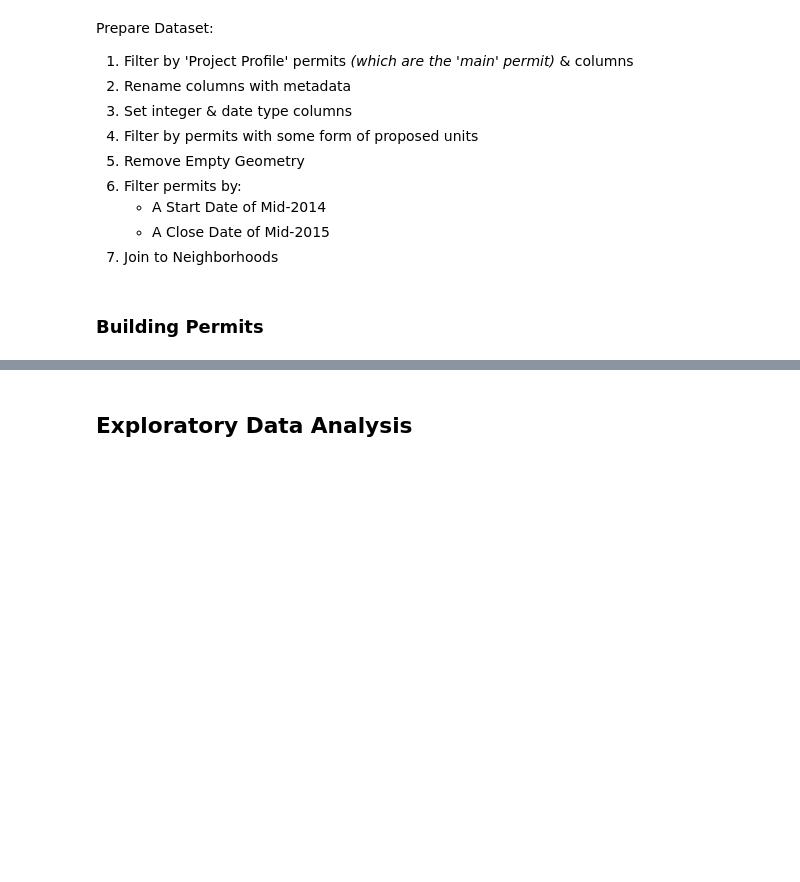
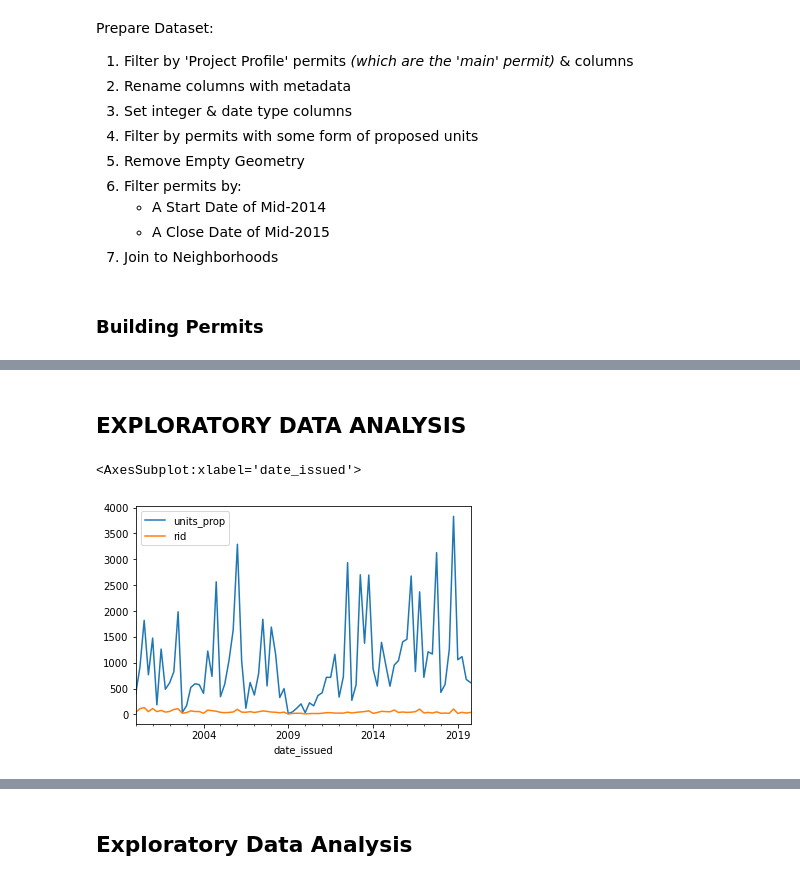
Before and after one commit to nelmsal/sf_buildingpermits, a Jupyter notebook: scripts/sf_building_permit_explore.ipynb, the cells around one changed output, grey strips where cells are left out. Cells and saved outputs as stored; diff of their text form; code cells hidden in the pictures; blank space fills up the shorter version.

Commit message:
updated graphs

```diff
--- a/scripts/sf_building_permit_explore.ipynb
+++ b/scripts/sf_building_permit_explore.ipynb
@@ -154,0 +162,19 @@ sfbg = sfb['pid','rid', 'geometry']
+# %% [markdown]
+## EXPLORATORY DATA ANALYSIS
+# %%
+sfbb = sfb_full.copy()
+date_col = 'date_issued'
+period = 'Q'
+sfbb[date_col] = sfbb[date_col].dt.to_period(period)
+sfbb = sfbb.groupby(date_col).agg({
+    'units_prop':'sum',
+    'rid':'count'
+    })
+sfbb.plot()
+
+#sfb_full.groupby(focus_col).agg({
+#    'units_prop':'sum', 'rid':'count'
+#})['rid'].plot.bar()
+# %% [output]
+<AxesSubplot:xlabel='date_issued'>
+[figure, added]
```
Also changed, not shown: parts of 15 cells of this notebook, 1 other file.
